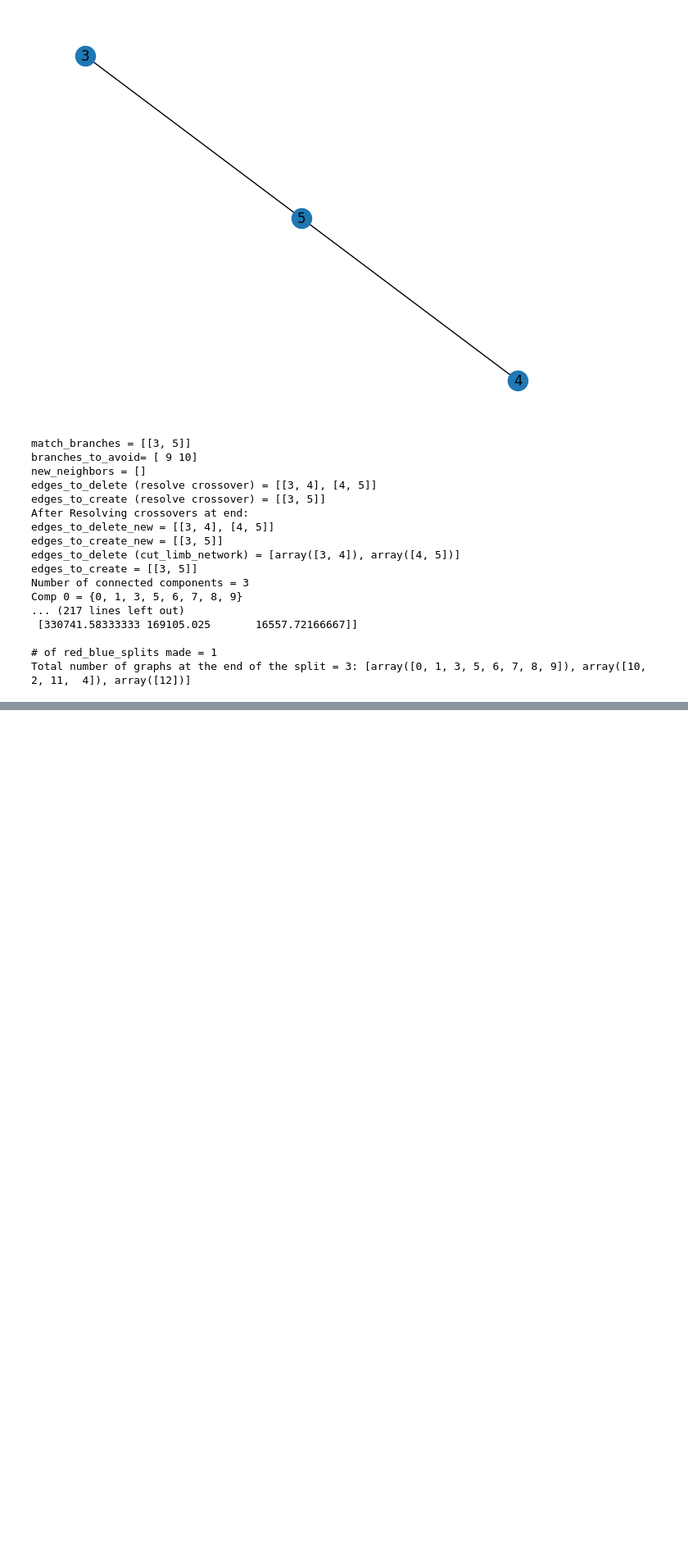
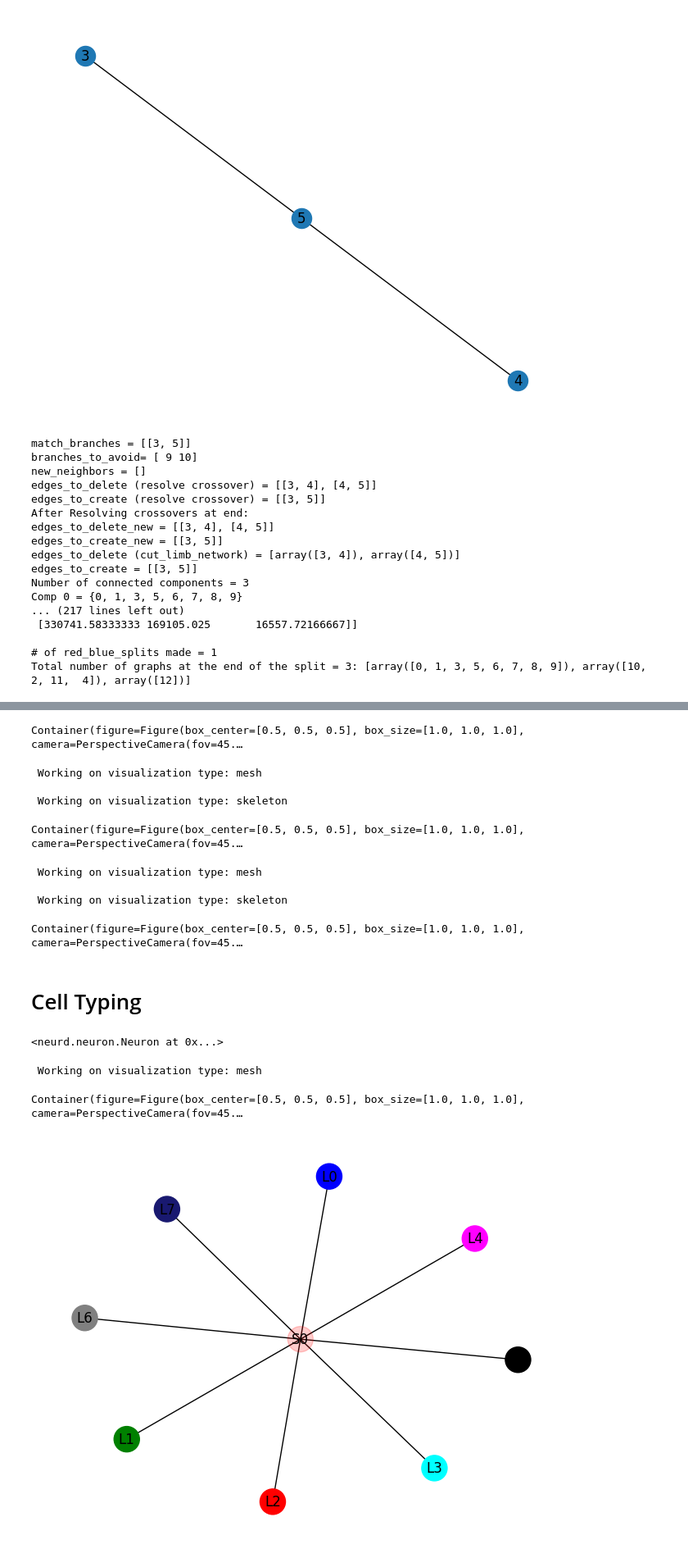
Before and after one commit to reimerlab/NEURD, a Jupyter notebook: Applications/autoproof_neuron_pipeline/neuron_pipeline_vp1.ipynb, the cells around one changed output, grey strips where cells are left out. Shown at 82% size. Saved outputs shown, nothing was run; the diff lists cells and outputs as text; code cells hidden in the pictures; blank space fills up the shorter version.

```diff
--- a/Applications/autoproof_neuron_pipeline/neuron_pipeline_vp1.ipynb
+++ b/Applications/autoproof_neuron_pipeline/neuron_pipeline_vp1.ipynb
@@ -304,0 +407,39 @@ Container(figure=Figure(box_center=[0.5, 0.5, 0.5], box_size=[1.0, 1.0, 1.0], ca
+# %%
+ipvu.plot_objects(
+    mesh
+)
+# %% [output]
+Container(figure=Figure(box_center=[0.5, 0.5, 0.5], box_size=[1.0, 1.0, 1.0], camera=PerspectiveCamera(fov=45.…
+# %%
+nviz.visualize_neuron(
+    neuron_list[0],
+    limb_branch_dict="all"
+)
+# %% [output]
+ Working on visualization type: mesh
+
+ Working on visualization type: skeleton
+Container(figure=Figure(box_center=[0.5, 0.5, 0.5], box_size=[1.0, 1.0, 1.0], camera=PerspectiveCamera(fov=45.…
+# %%
+nviz.visualize_neuron(
+    neuron_list[1],
+    limb_branch_dict="all"
+)
+# %% [output]
+ Working on visualization type: mesh
+
+ Working on visualization type: skeleton
+Container(figure=Figure(box_center=[0.5, 0.5, 0.5], box_size=[1.0, 1.0, 1.0], camera=PerspectiveCamera(fov=45.…
+# %% [markdown]
+# Cell Typing
+# %%
+n_obj = neuron_list[0]
+n_obj
+# %% [output]
+<neurd.neuron.Neuron at 0x...>
+# %%
+nviz.visualize_neuron_limbs(n_obj)
+# %% [output]
+ Working on visualization type: mesh
+Container(figure=Figure(box_center=[0.5, 0.5, 0.5], box_size=[1.0, 1.0, 1.0], camera=PerspectiveCamera(fov=45.…
+[figure, added]
```
Also changed, not shown: parts of 17 cells of this notebook, 18 other files.
